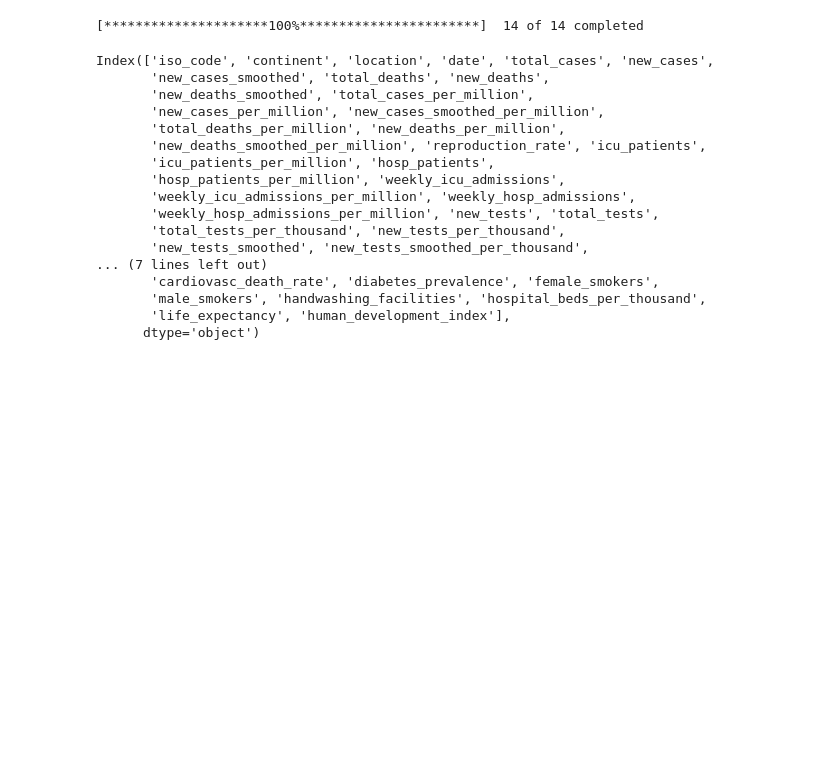
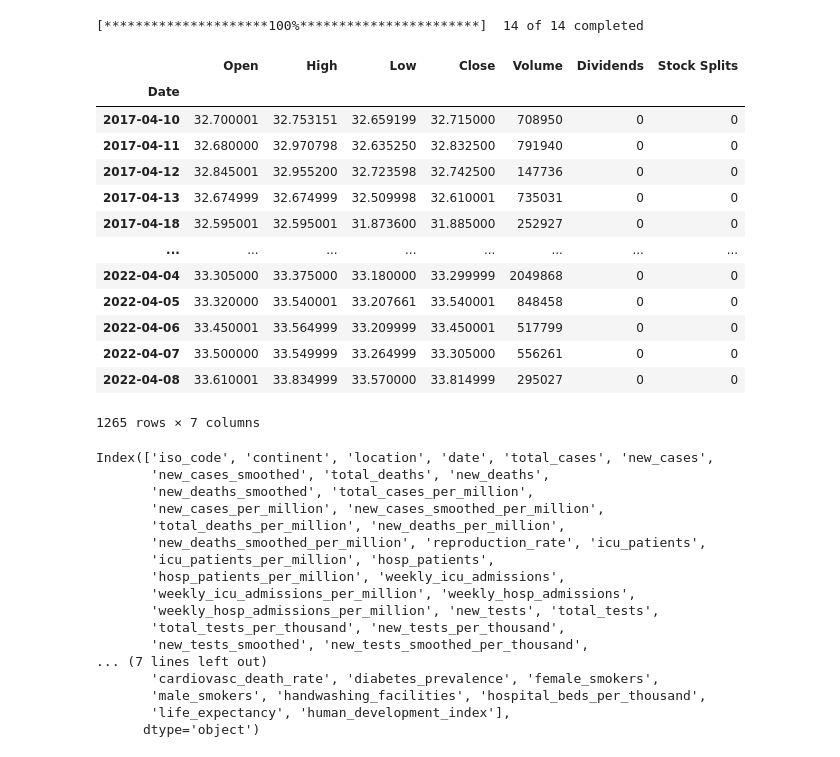
Before and after one commit to rorymcstay/investment-analysis, a Jupyter notebook: Untitled.ipynb, the cells around one changed output. Drawn from its saved outputs; the diff is of its cells as text; code cells hidden in the pictures; blank space fills up the shorter version.

```diff
--- a/Untitled.ipynb
+++ b/Untitled.ipynb
@@ -145,6 +162,23 @@ stock_prices = stocks.history('5y')['Close']
 [*********************100%***********************]  14 of 14 completed
 # %%
 df = stock_prices[list(filter(lambda col: len(stock_prices[stock_prices[col].notna()]) > 1000, stock_prices.columns))].dropna()
+# %%
+stocks.tickers['VUKE.L'].history('5y')
+# %% [output]
+|  | Open | High | Low | Close | Volume | Dividends | Stock Splits |
+| Date |  |  |  |  |  |  |  |
+| 2017-04-10 | 32.700001 | 32.753151 | 32.659199 | 32.715000 | 708950 | 0 | 0 |
+| 2017-04-11 | 32.680000 | 32.970798 | 32.635250 | 32.832500 | 791940 | 0 | 0 |
+| 2017-04-12 | 32.845001 | 32.955200 | 32.723598 | 32.742500 | 147736 | 0 | 0 |
+| 2017-04-13 | 32.674999 | 32.674999 | 32.509998 | 32.610001 | 735031 | 0 | 0 |
+| 2017-04-18 | 32.595001 | 32.595001 | 31.873600 | 31.885000 | 252927 | 0 | 0 |
+| ... | ... | ... | ... | ... | ... | ... | ... |
+| 2022-04-04 | 33.305000 | 33.375000 | 33.180000 | 33.299999 | 2049868 | 0 | 0 |
+| 2022-04-05 | 33.320000 | 33.540001 | 33.207661 | 33.540001 | 848458 | 0 | 0 |
+| 2022-04-06 | 33.450001 | 33.564999 | 33.209999 | 33.450001 | 517799 | 0 | 0 |
+| 2022-04-07 | 33.500000 | 33.549999 | 33.264999 | 33.305000 | 556261 | 0 | 0 |
+| 2022-04-08 | 33.610001 | 33.834999 | 33.570000 | 33.814999 | 295027 | 0 | 0 |
+1265 rows × 7 columns
 # %%
 req = r.get('https://covid.ourworldindata.org/data/owid-covid-data.csv')
 with open('./data/covid-vaccination-data.csv', 'w') as fil:
```
Also changed, not shown: parts of 7 cells of this notebook, 12 other files.
